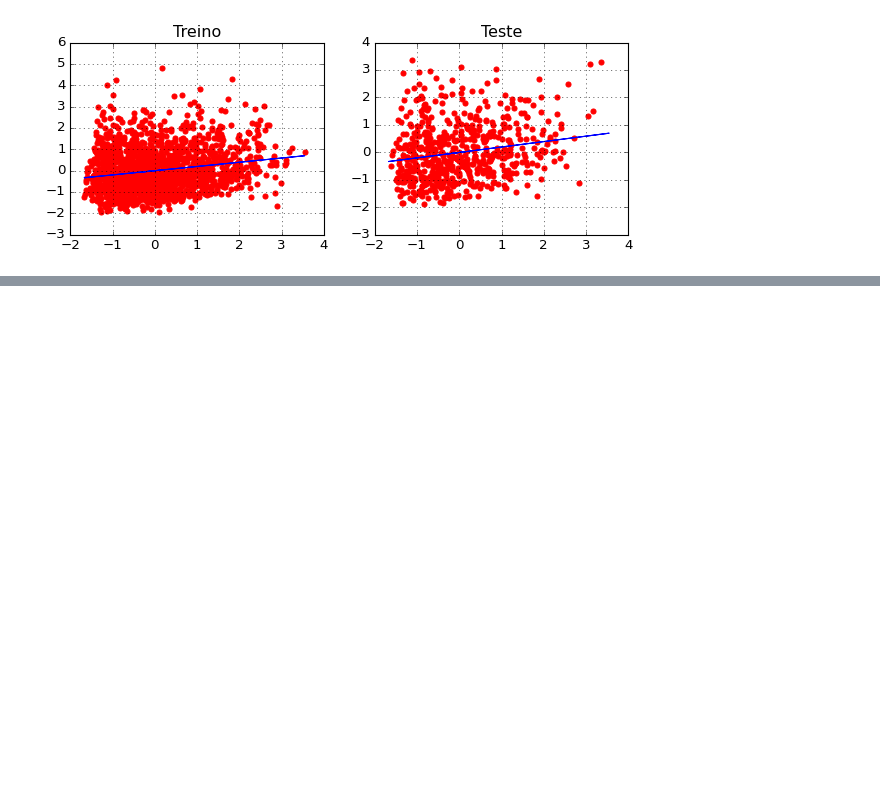
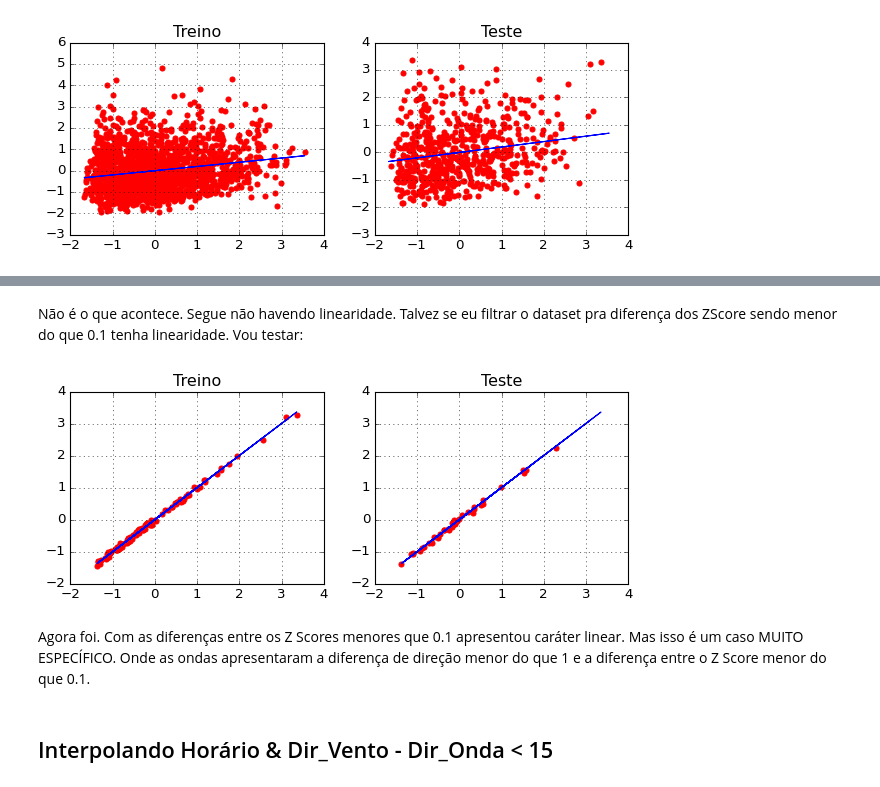
Before and after one commit to jonatanriq/oceanografia, a Jupyter notebook: analise_simcosta_ipanema.ipynb, the cells around one changed output, grey strips where cells are left out. Saved outputs shown, nothing was run; the diff lists cells and outputs as text; code cells hidden in the pictures; blank space fills up the shorter version.

```diff
--- a/analise_simcosta_ipanema.ipynb
+++ b/analise_simcosta_ipanema.ipynb
@@ -410,0 +455,11 @@ plt.show()
+# %% [markdown]
+Não é o que acontece. Segue não havendo linearidade. Talvez se eu filtrar o dataset pra diferença dos ZScore sendo menor do que 0.1 tenha linearidade. Vou testar:
+# %%
+novo1 = novo[np.sqrt((novo['zscore_vel_vento'] - novo['zscore_hsig'])**2) < 0.1]
+regressao_linear(novo1)
+# %% [output]
+[figure, added]
+# %% [markdown]
+Agora foi. Com as diferenças entre os Z Scores menores que 0.1 apresentou caráter linear. Mas isso é um caso MUITO ESPECÍFICO. Onde as ondas apresentaram a diferença de direção menor do que 1 e a diferença entre o Z Score menor do que 0.1.
+# %% [markdown]
+## Interpolando Horário & Dir_Vento - Dir_Onda < 15
```
Also changed, not shown: parts of 21 cells of this notebook.
